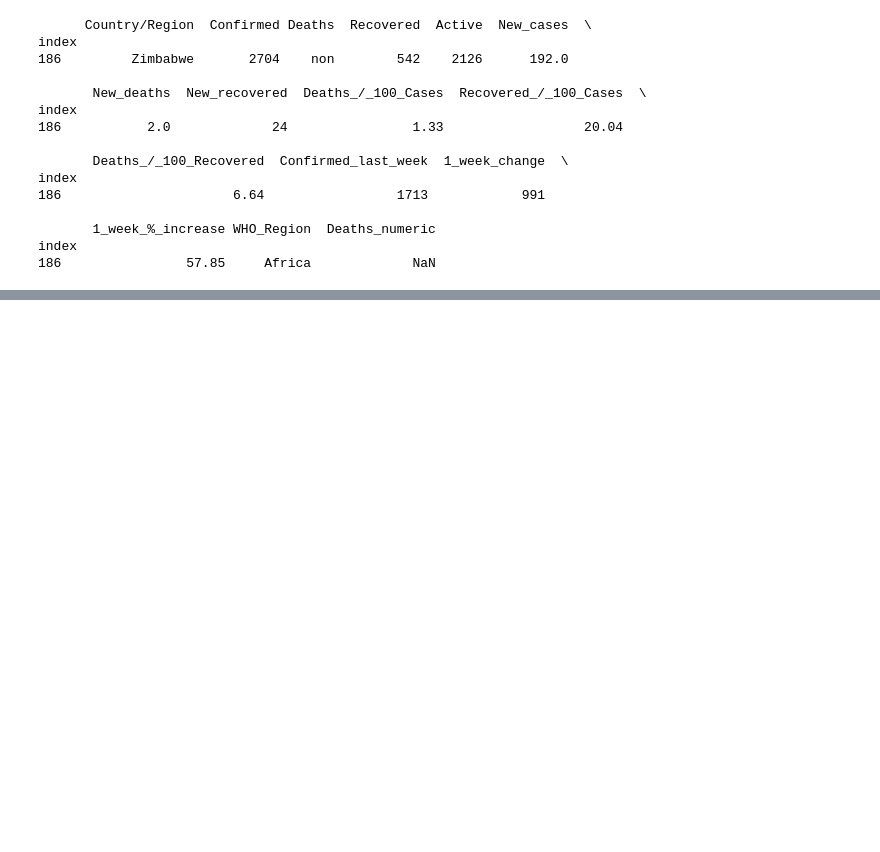
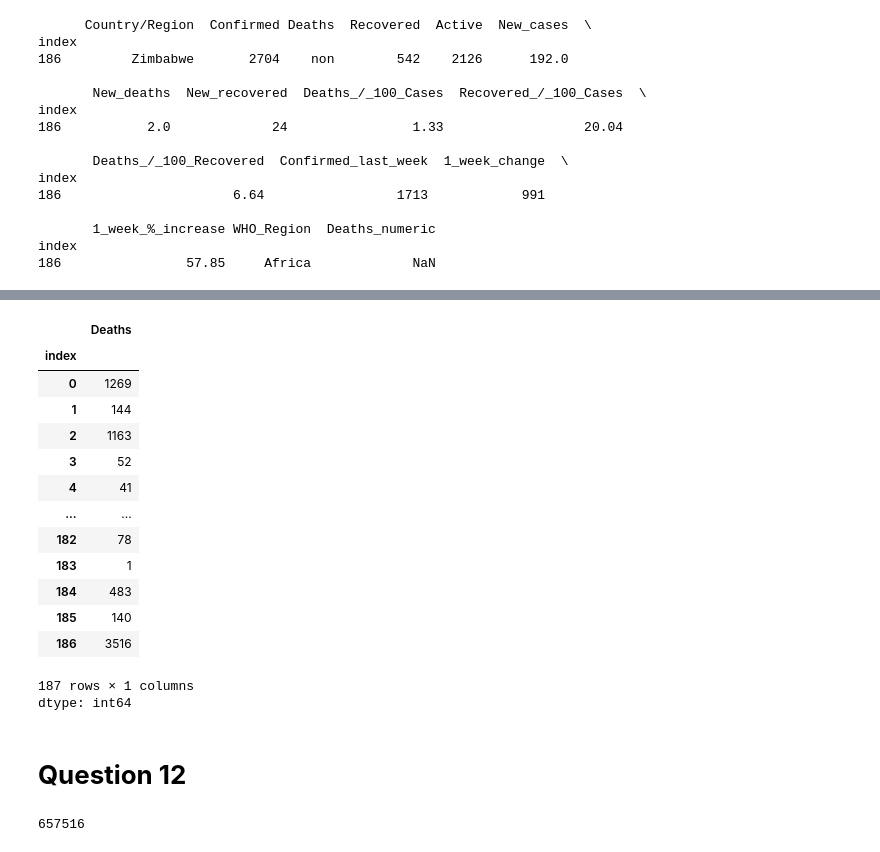
Before and after one commit to Abubakar919666/Python, a Jupyter notebook: Data_Visualization_Project.ipynb, the cells around one changed output, grey strips where cells are left out. Saved outputs shown, nothing was run; the diff lists cells and outputs as text; code cells hidden in the pictures; blank space fills up the shorter version.

```diff
--- a/Data_Visualization_Project.ipynb
+++ b/Data_Visualization_Project.ipynb
@@ -269,0 +315,26 @@ index
+# %%
+# Change the datatype of column Deaths
+data['Deaths'].astype(int)
+# %% [output]
+|  | Deaths |
+| index |  |
+| 0 | 1269 |
+| 1 | 144 |
+| 2 | 1163 |
+| 3 | 52 |
+| 4 | 41 |
+| ... | ... |
+| 182 | 78 |
+| 183 | 1 |
+| 184 | 483 |
+| 185 | 140 |
+| 186 | 3516 |
+187 rows × 1 columns
+dtype: int64
+# %% [markdown]
+# **Question 12**
+# %%
+# Calculate total number of Death in worldwide
+data['Deaths'].sum().astype(int)
+# %% [output]
+657516
```
Also changed, not shown: parts of 12 cells of this notebook.
